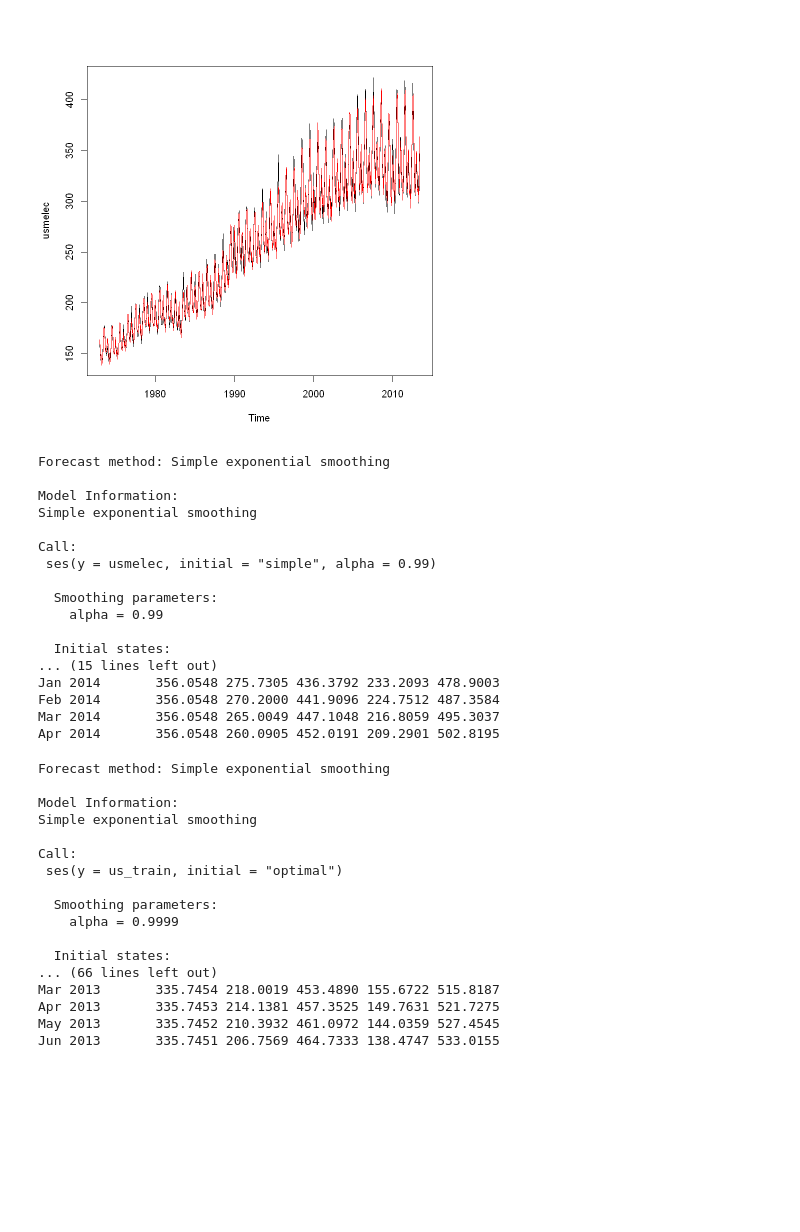
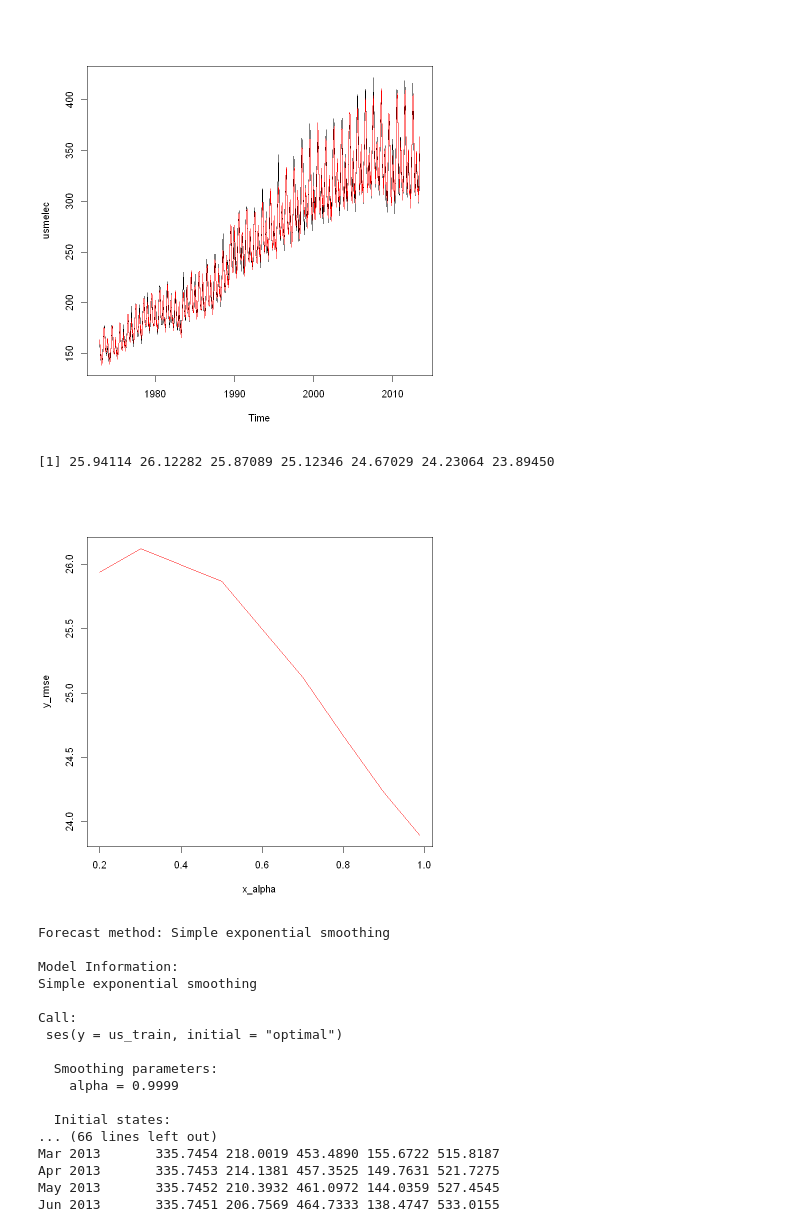
Before and after one commit to young-hun-jo/SCH_Univ_Course, a Jupyter notebook: Time_Series/time_series_DIY2.ipynb, the cells around one changed output. Drawn from its saved outputs; the diff is of its cells as text; code cells hidden in the pictures; blank space fills up the shorter version.

Commit message:
잔차,예측오차, alpha&RMSE값 시각화

```diff
--- a/Time_Series/time_series_DIY2.ipynb
+++ b/Time_Series/time_series_DIY2.ipynb
@@ -174,33 +174,23 @@ plot(usmelec)
 lines(us_hw$fitted, col='red')
 # %% [output]
 [figure]
-# %%
-#단순지수평활법 최적 파라미터값 찾아보기(initial='simple'로 고정)
-us_best_ses<-ses(usmelec, initial='simple', alpha=0.99)
-summary(us_best_ses)
-
-# 위에서 초기값을 최적의 값으로 해주었을 때 alpha값이 0.9999임
-# 그래서 alpha=0.99일때 가장 RMSE값이 낮았음.
-
-## x축 alpha값 y축 RMSE값을 어떻게 차트로 나타냄..?
-# %% [output]
-Forecast method: Simple exponential smoothing
-
-Model Information:
-Simple exponential smoothing
-
-Call:
- ses(y = usmelec, initial = "simple", alpha = 0.99)
-
-  Smoothing parameters:
-    alpha = 0.99
-
-  Initial states:
-... (15 lines left out)
-Jan 2014       356.0548 275.7305 436.3792 233.2093 478.9003
-Feb 2014       356.0548 270.2000 441.9096 224.7512 487.3584
-Mar 2014       356.0548 265.0049 447.1048 216.8059 495.3037
-Apr 2014       356.0548 260.0905 452.0191 209.2901 502.8195
+# %%
+#단순지수평활법 최적 파라미터값 찾아보기(initial='simple'로 고정)
+
+x_alpha<-c(0.2,0.3,0.5,0.7,0.8,0.9,0.99)
+y_rmse<-c()
+for (a in x_alpha){
+    ses<-ses(usmelec, initial='simple', alpha=a)
+    rmse<-sqrt(mean(ses$residuals^2))
+    y_rmse<-append(y_rmse, rmse)
+}
+y_rmse
+# %% [output]
+[1] 25.94114 26.12282 25.87089 25.12346 24.67029 24.23064 23.89450
+# %%
+plot(x = x_alpha, y=y_rmse, 'l', col='red')
+# %% [output]
+[figure, added]
 # %%
 # 학습데이터, 테스트데이터로 구분
 us_train<-window(usmelec, start=c(1973,1), end=c(2011,12))
```
Also changed, not shown: parts of 2 cells of this notebook.
